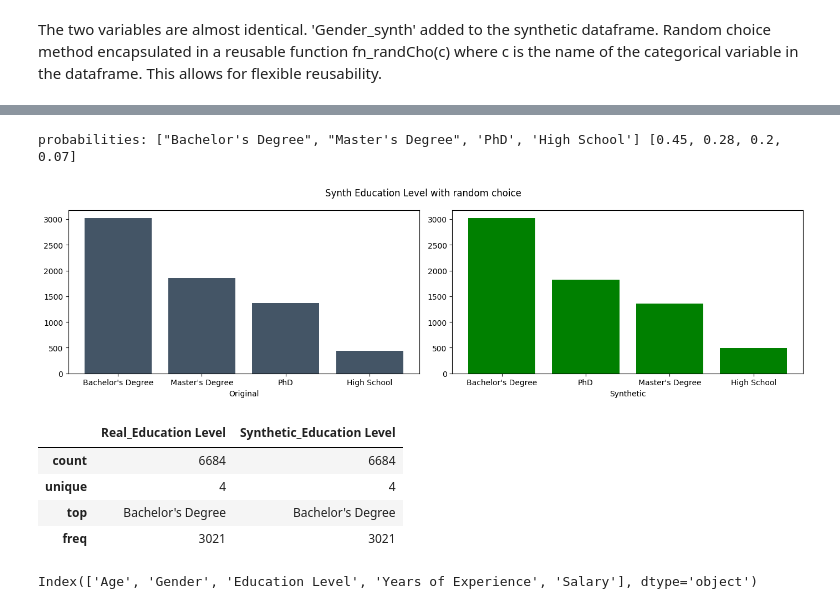
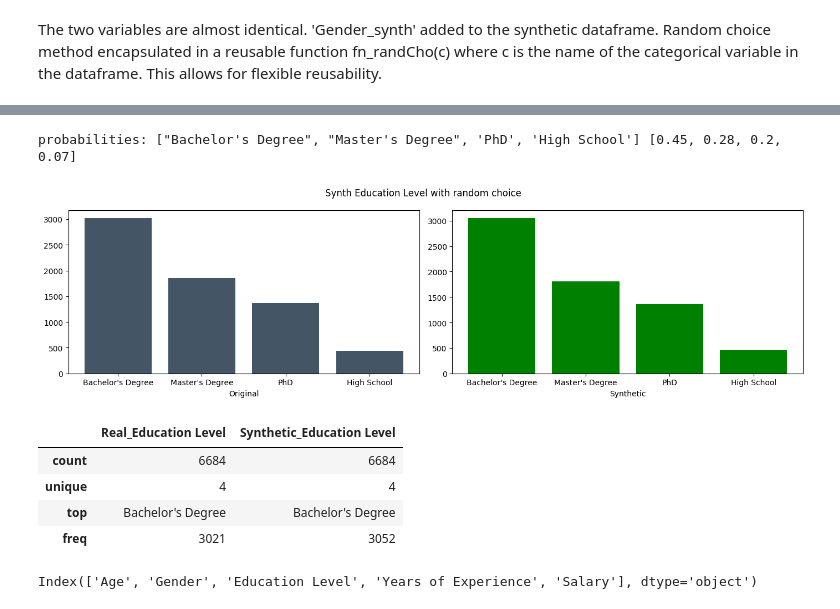
Before and after one commit to noyo0/ProgrammingForDataAnalysis, a Jupyter notebook: Project1/Project1.ipynb, the cells around one changed output, grey strips where cells are left out. Saved outputs shown, nothing was run; the diff lists cells and outputs as text; code cells hidden in the pictures.

```diff
--- a/Project1/Project1.ipynb
+++ b/Project1/Project1.ipynb
@@ -749,32 +758,41 @@ def fn_randCho(c):
 # %%
 # simulate 'Education Level' with fn_randCho(c) random choice function
 
 eduSynth=fn_randCho("Education Level")
 
 # add to the synthesised dataframe
 df_synth['Education Level_synth']  = eduSynth
 
 # visualise original and synthetic data
 fig, axs = plt.subplots(1,2, figsize=(14,4)) # one row, 2 columns
 fig.suptitle('Synth Education Level with random choice',fontsize=12)
 
-axs[0].bar(df['Education Level'].unique(),df['Education Level'].value_counts(), color='#445566') #Orig
-axs[1].bar(df_synth['Education Level_synth'].unique(),df_synth['Education Level_synth'].value_counts(), color='g') #Synth
+# bar charts were showing incorrect data (bars and category lables were not in order, histograms were correct but appeared in random order. Sorting by frequency and indexing the categories fixed the problem.
+sorted_df = df['Education Level'].value_counts().index
+sorted_df_synth = df_synth['Education Level_synth'].value_counts().index
+
+# Plot a bar chart with sorted categories for original and synthetic data
+axs[0].bar(sorted_df, df['Education Level'].value_counts()[sorted_df], color='#445566')  # Orig
+axs[1].bar(sorted_df_synth, df_synth['Education Level_synth'].value_counts()[sorted_df_synth], color='g')  # Synth
+#axs[0].hist(df['Education Level'], color='#445566') #Orig
+#axs[1].hist(df_synth['Education Level_synth'], color='g') #Synth
+#axs[0].bar(df['Education Level'].unique(),df['Education Level'].value_counts(), color='#445566') #Orig
+#axs[1].bar(df_synth['Education Level_synth'].unique(),df_synth['Education Level_synth'].value_counts(), color='g') #Synth
 
 axs[0].set_xlabel('Original')
 axs[1].set_xlabel('Synthetic')
 plt.tight_layout()
 plt.show()
 compareDF = pd.DataFrame({'Real_Education Level': df['Education Level'], 'Synthetic_Education Level': df_synth['Education Level_synth']}) # Merge columns to dataframe (ref: https://saturncloud.io/blog/how-to-merge-two-dataframe-columns-into-one-in-pandas/#:~:text=Merging%20Two%20Columns%20of%20a%20DataFrame&text=In%20this%20example%2C%20we%20first,in%20the%20original%20DataFrame%20df%20.)
 compareDF.describe()
 # %% [output]
 probabilities: ["Bachelor's Degree", "Master's Degree", 'PhD', 'High School'] [0.45, 0.28, 0.2, 0.07]
-[figure, old version]
+[figure, new version]
 |  | Real_Education Level | Synthetic_Education Level |
 | count | 6684 | 6684 |
 | unique | 4 | 4 |
 | top | Bachelor's Degree | Bachelor's Degree |
-| freq | 3021 | 3021 |
+| freq | 3021 | 3052 |
 # %%
 
 #Rearrange column sequence to match original
```
Also changed, not shown: parts of 17 cells of this notebook, 6 other files.
